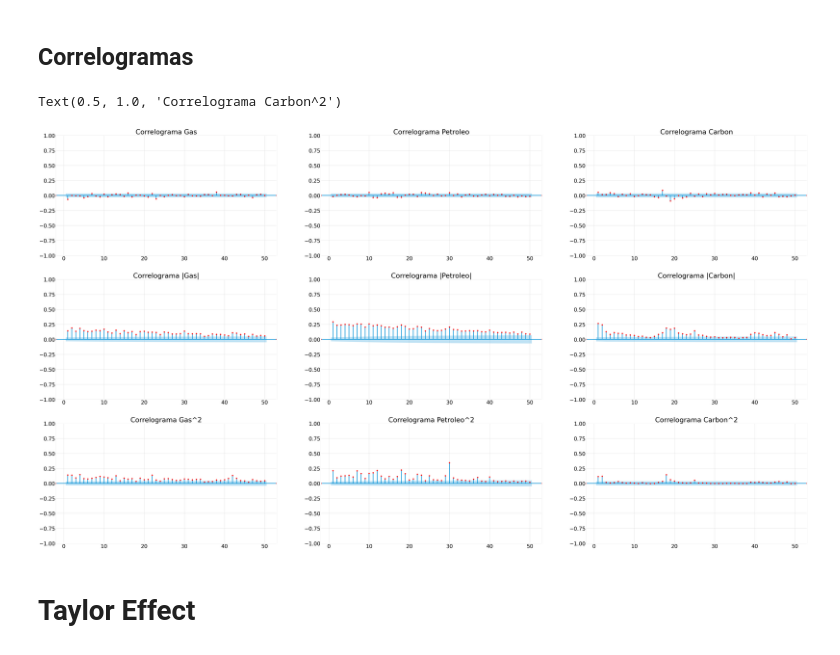
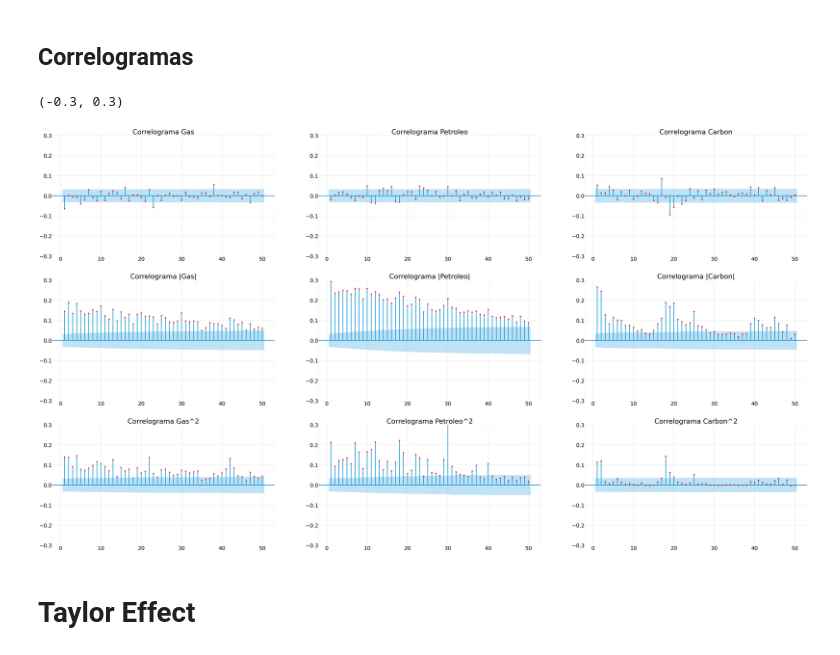
Before and after one commit to Cesuuur/energy-market-analysis, a Jupyter notebook: CompoundReturnAnalisys.ipynb, the cells around one changed output. Saved outputs shown, nothing was run; the diff lists cells and outputs as text; code cells hidden in the pictures.

```diff
--- a/CompoundReturnAnalisys.ipynb
+++ b/CompoundReturnAnalisys.ipynb
@@ -417,45 +417,52 @@ sm.graphics.tsa.plot_acf(x=gas_return, ax=ax[0,0],lags=50, alpha=0.05, use_vline
 ax[0,0].set_facecolor('w')
 ax[0,0].tick_params(axis='both', labelsize=35)
 ax[0,0].set_title('Correlograma Gas', fontsize = 45)
+ax[0,0].set_ylim(-0.3, 0.3)
 sm.graphics.tsa.plot_acf(x=np.absolute(gas_return), ax=ax[1,0],lags=50, title= 'Correlograma Petroleo Brent', alpha=0.05, use_vlines=True, fft=False, zero=False, vlines_kwargs=None, markerfacecolor='r', markeredgecolor='r', markeredgewidth=1, markersize=8, marker='o')
 ax[1,0].set_facecolor('w')
 ax[1,0].tick_params(axis='both', labelsize=35)
 ax[1,0].set_title('Correlograma |Gas|', fontsize = 45)
+ax[1,0].set_ylim(-0.3, 0.3)
 sm.graphics.tsa.plot_acf(x=np.square(gas_return), ax=ax[2,0],lags=50, title= 'Correlograma Petroleo Brent', alpha=0.05, use_vlines=True, fft=False, zero=False, vlines_kwargs=None, markerfacecolor='r', markeredgecolor='r', markeredgewidth=1, markersize=8, marker='o')
 ax[2,0].set_facecolor('w')
 ax[2,0].tick_params(axis='both', labelsize=35)
 ax[2,0].set_title('Correlograma Gas^2', fontsize = 45)
-
+ax[2,0].set_ylim(-0.3, 0.3)
 ##################### PETROLEO ###########################
 sm.graphics.tsa.plot_acf(x=petroleo_return, ax=ax[0,1],lags=50, title= 'Correlograma Petroleo Brent', alpha=0.05, use_vlines=True, fft=False, zero=False, vlines_kwargs=None, markerfacecolor='r', markeredgecolor='r', markeredgewidth=1, markersize=8, marker='o')
 ax[0,1].set_facecolor('w')
 ax[0,1].tick_params(axis='both', labelsize=35)
 ax[0,1].set_title('Correlograma Petroleo', fontsize = 45)
+ax[0,1].set_ylim(-0.3, 0.3)
 sm.graphics.tsa.plot_acf(x=np.absolute(petroleo_return), ax=ax[1,1],lags=50, title= 'Correlograma Petroleo Brent', alpha=0.05, use_vlines=True, fft=False, zero=False, vlines_kwargs=None, markerfacecolor='r', markeredgecolor='r', markeredgewidth=1, markersize=8, marker='o')
 ax[1,1].set_facecolor('w')
 ax[1,1].tick_params(axis='both', labelsize=35)
 ax[1,1].set_title('Correlograma |Petroleo|', fontsize = 45)
+ax[1,1].set_ylim(-0.3, 0.3)
 sm.graphics.tsa.plot_acf(x=np.square(petroleo_return), ax=ax[2,1],lags=50, title= 'Correlograma Petroleo Brent', alpha=0.05, use_vlines=True, fft=False, zero=False, vlines_kwargs=None, markerfacecolor='r', markeredgecolor='r', markeredgewidth=1, markersize=8, marker='o')
 ax[2,1].set_facecolor('w')
 ax[2,1].tick_params(axis='both', labelsize=35)
 ax[2,1].set_title('Correlograma Petroleo^2', fontsize = 45)
-
+ax[2,1].set_ylim(-0.3, 0.3)
 ##################### CARBON ###########################
 sm.graphics.tsa.plot_acf(x=carbon_return, ax=ax[0,2],lags=50, title= 'Correlograma Petroleo Brent', alpha=0.05, use_vlines=True, fft=False, zero=False, vlines_kwargs=None, markerfacecolor='r', markeredgecolor='r', markeredgewidth=1, markersize=8, marker='o')
 ax[0,2].set_facecolor('w')
 ax[0,2].tick_params(axis='both', labelsize=35)
 ax[0,2].set_title('Correlograma Carbon', fontsize = 45)
+ax[0,2].set_ylim(-0.3, 0.3)
 sm.graphics.tsa.plot_acf(x=np.absolute(carbon_return), ax=ax[1,2],lags=50, title= 'Correlograma Petroleo Brent', alpha=0.05, use_vlines=True, fft=False, zero=False, vlines_kwargs=None, markerfacecolor='r', markeredgecolor='r', markeredgewidth=1, markersize=8, marker='o')
 ax[1,2].set_facecolor('w')
 ax[1,2].tick_params(axis='both', labelsize=35)
 ax[1,2].set_title('Correlograma |Carbon|', fontsize = 45)
+ax[1,2].set_ylim(-0.3, 0.3)
 sm.graphics.tsa.plot_acf(x=np.square(carbon_return), ax=ax[2,2],lags=50, title= 'Correlograma Petroleo Brent', alpha=0.05, use_vlines=True, fft=False, zero=False, vlines_kwargs=None, markerfacecolor='r', markeredgecolor='r', markeredgewidth=1, markersize=8, marker='o')
 ax[2,2].set_facecolor('w')
 ax[2,2].tick_params(axis='both', labelsize=35)
 ax[2,2].set_title('Correlograma Carbon^2', fontsize = 45)
+ax[2,2].set_ylim(-0.3, 0.3)
 # %% [output]
-Text(0.5, 1.0, 'Correlograma Carbon^2')
+(-0.3, 0.3)
-[figure, old version]
+[figure, new version]
 # %% [markdown]
 # Taylor Effect
 # %%
```
Also changed, not shown: parts of 3 cells of this notebook.
